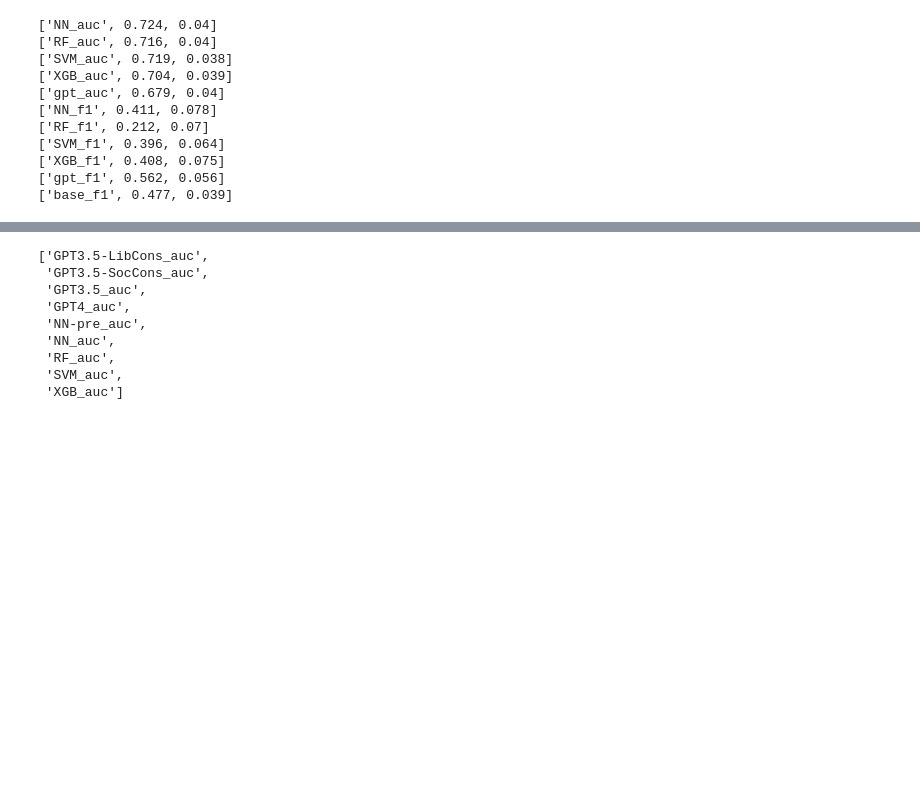
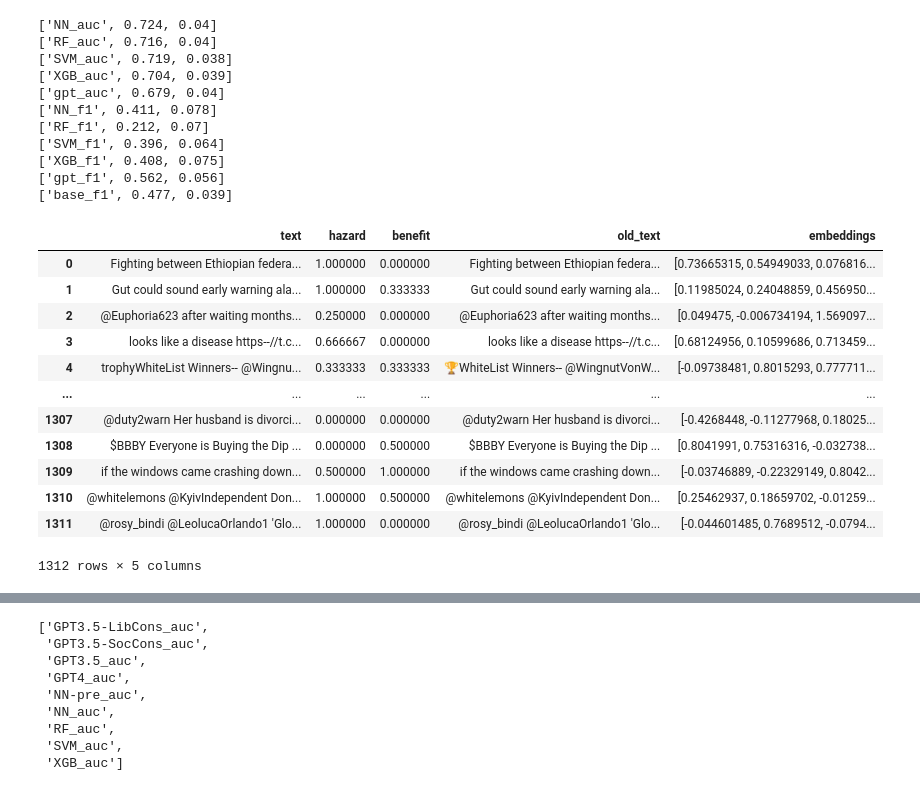
Before and after one commit to KeithBurghardt/Hazards, a Jupyter notebook: NegativelyBiasedCredulityPred.ipynb, the cells around one changed output, grey strips where cells are left out. Cells and saved outputs as stored; diff of their text form; code cells hidden in the pictures; blank space fills up the shorter version.

```diff
--- a/NegativelyBiasedCredulityPred.ipynb
+++ b/NegativelyBiasedCredulityPred.ipynb
@@ -711,3 +716,19 @@ for col in metrics.columns:
 ['XGB_f1', 0.408, 0.075]
 ['gpt_f1', 0.562, 0.056]
 ['base_f1', 0.477, 0.039]
+# %%
+GT_labels
+# %% [output]
+|  | text | hazard | benefit | old_text | embeddings |
+| 0 | Fighting between Ethiopian federa... | 1.000000 | 0.000000 | Fighting between Ethiopian federa... | [0.73665315, 0.54949033, 0.076816... |
+| 1 | Gut could sound early warning ala... | 1.000000 | 0.333333 | Gut could sound early warning ala... | [0.11985024, 0.24048859, 0.456950... |
+| 2 | @Euphoria623 after waiting months... | 0.250000 | 0.000000 | @Euphoria623 after waiting months... | [0.049475, -0.006734194, 1.569097... |
+| 3 | looks like a disease https--//t.c... | 0.666667 | 0.000000 | looks like a disease https--//t.c... | [0.68124956, 0.10599686, 0.713459... |
+| 4 | trophyWhiteList Winners-- @Wingnu... | 0.333333 | 0.333333 | 🏆WhiteList Winners-- @WingnutVonW... | [-0.09738481, 0.8015293, 0.777711... |
+| ... | ... | ... | ... | ... | ... |
+| 1307 | @duty2warn Her husband is divorci... | 0.000000 | 0.000000 | @duty2warn Her husband is divorci... | [-0.4268448, -0.11277968, 0.18025... |
+| 1308 | $BBBY Everyone is Buying the Dip ... | 0.000000 | 0.500000 | $BBBY Everyone is Buying the Dip ... | [0.8041991, 0.75316316, -0.032738... |
+| 1309 | if the windows came crashing down... | 0.500000 | 1.000000 | if the windows came crashing down... | [-0.03746889, -0.22329149, 0.8042... |
+| 1310 | @whitelemons @KyivIndependent Don... | 1.000000 | 0.500000 | @whitelemons @KyivIndependent Don... | [0.25462937, 0.18659702, -0.01259... |
+| 1311 | @rosy_bindi @LeolucaOrlando1 'Glo... | 1.000000 | 0.000000 | @rosy_bindi @LeolucaOrlando1 'Glo... | [-0.044601485, 0.7689512, -0.0794... |
+1312 rows × 5 columns
```
Also changed, not shown: parts of 18 cells of this notebook.
